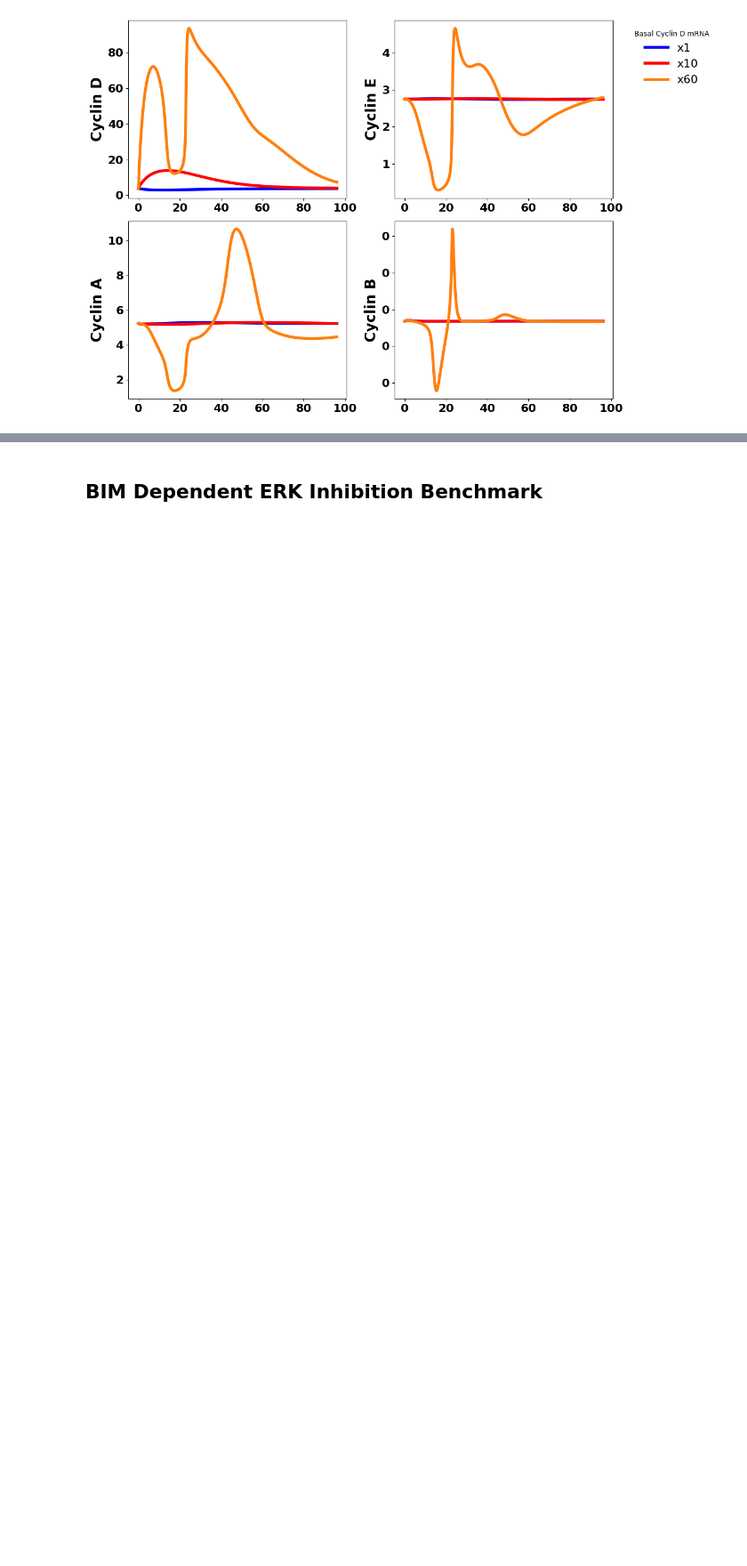
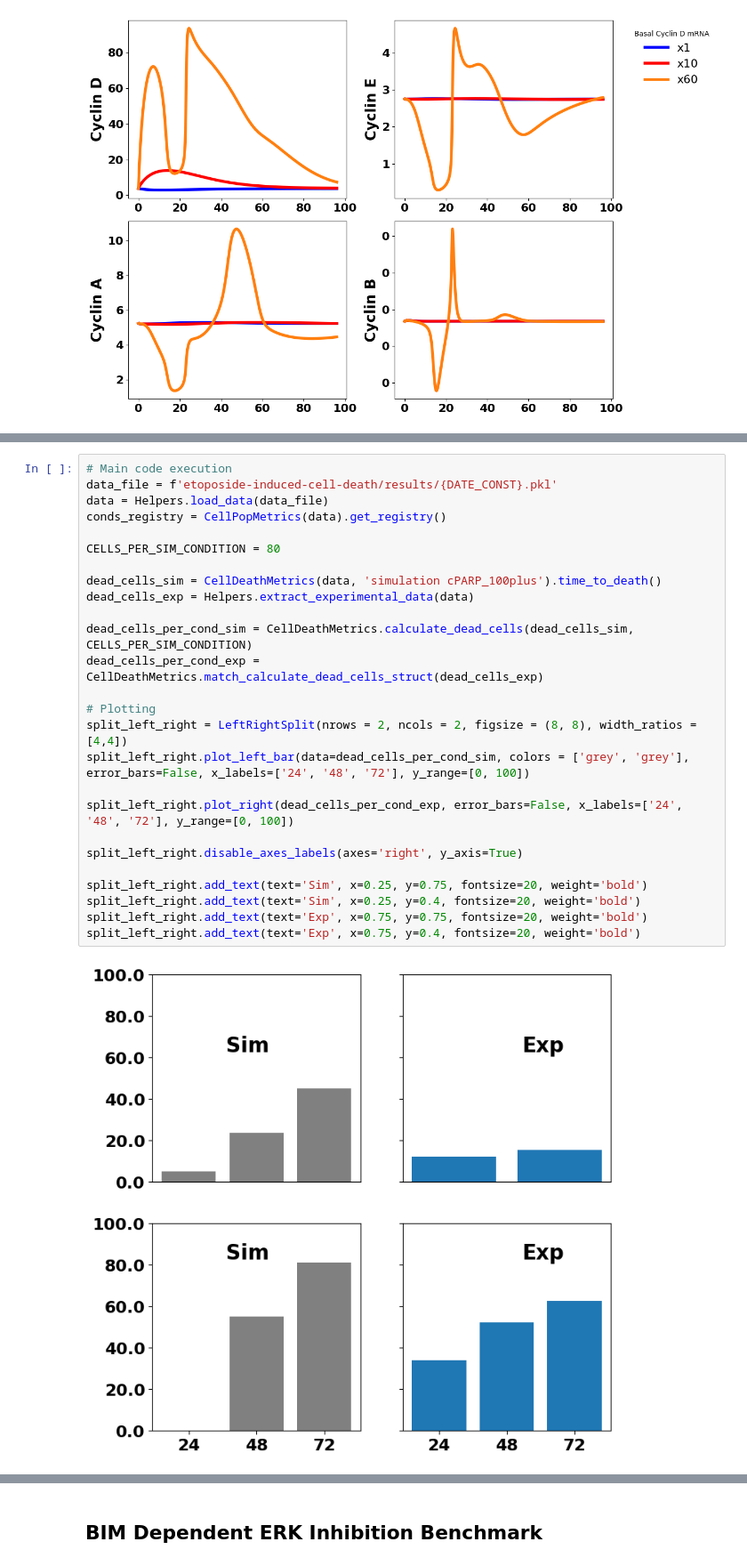
Before and after one commit to JonahRileyHuggins/SPARCED, a Jupyter notebook: SPARCED/src/validation/visualization/benchmark evaluation notebook.ipynb, the cells around one changed output, grey strips where cells are left out. Shown at 89% size. Drawn from its saved outputs; the diff is of its cells as text; blank space fills up the shorter version.

Commit message:
Updated All visualizations to ensure proper data access and operation

```diff
--- a/SPARCED/src/validation/visualization/benchmark evaluation notebook.ipynb
+++ b/SPARCED/src/validation/visualization/benchmark evaluation notebook.ipynb
@@ -733,0 +643,28 @@ except FileNotFoundError:
+# %%
+# Main code execution
+data_file = f'etoposide-induced-cell-death/results/{DATE_CONST}.pkl'
+data = Helpers.load_data(data_file)
+conds_registry = CellPopMetrics(data).get_registry()
+
+CELLS_PER_SIM_CONDITION = 80
+
+dead_cells_sim = CellDeathMetrics(data, 'simulation cPARP_100plus').time_to_death()
+dead_cells_exp = Helpers.extract_experimental_data(data)
+
+dead_cells_per_cond_sim = CellDeathMetrics.calculate_dead_cells(dead_cells_sim, CELLS_PER_SIM_CONDITION)
+dead_cells_per_cond_exp = CellDeathMetrics.match_calculate_dead_cells_struct(dead_cells_exp)
+
+# Plotting
+split_left_right = LeftRightSplit(nrows = 2, ncols = 2, figsize = (8, 8), width_ratios = [4,4])
+split_left_right.plot_left_bar(data=dead_cells_per_cond_sim, colors = ['grey', 'grey'], error_bars=False, x_labels=['24', '48', '72'], y_range=[0, 100])
+
+split_left_right.plot_right(dead_cells_per_cond_exp, error_bars=False, x_labels=['24', '48', '72'], y_range=[0, 100])
+
+split_left_right.disable_axes_labels(axes='right', y_axis=True)
+
+split_left_right.add_text(text='Sim', x=0.25, y=0.75, fontsize=20, weight='bold')
+split_left_right.add_text(text='Sim', x=0.25, y=0.4, fontsize=20, weight='bold')
+split_left_right.add_text(text='Exp', x=0.75, y=0.75, fontsize=20, weight='bold')
+split_left_right.add_text(text='Exp', x=0.75, y=0.4, fontsize=20, weight='bold')
+# %% [output]
+[figure, added]
```
Also changed, not shown: parts of 14 cells of this notebook, 1 other file.
